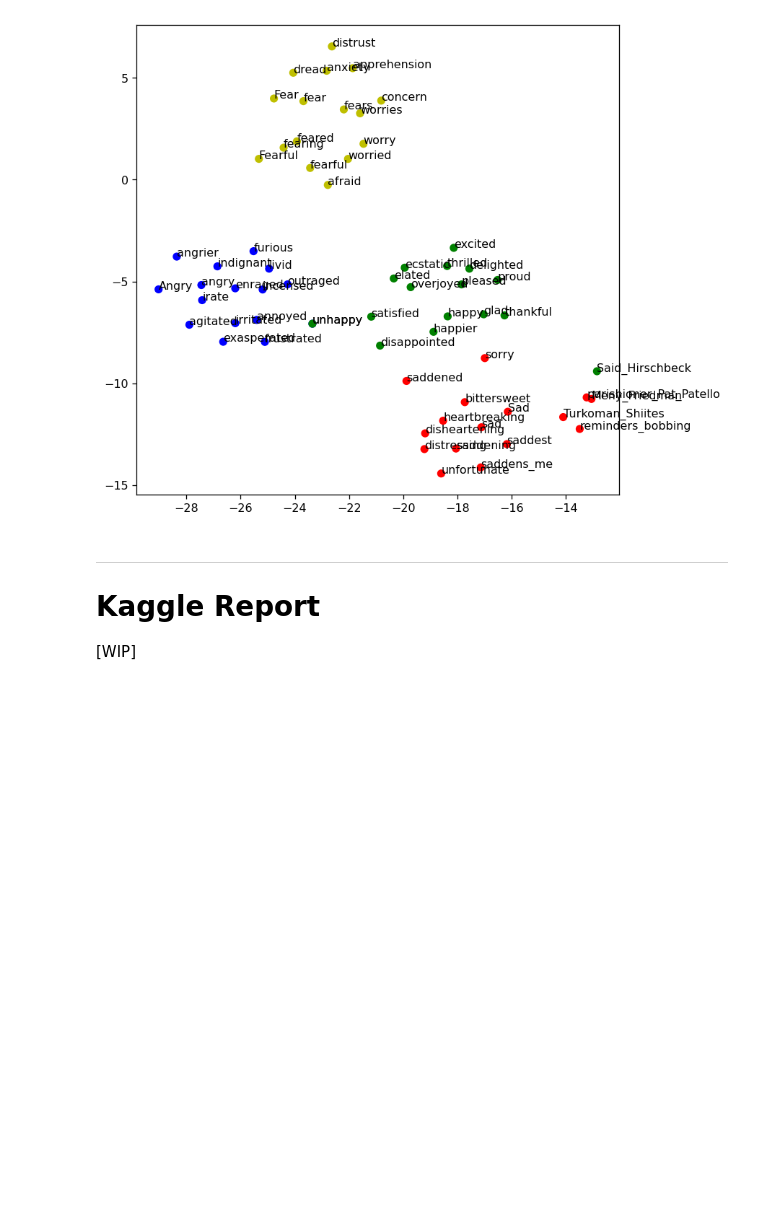
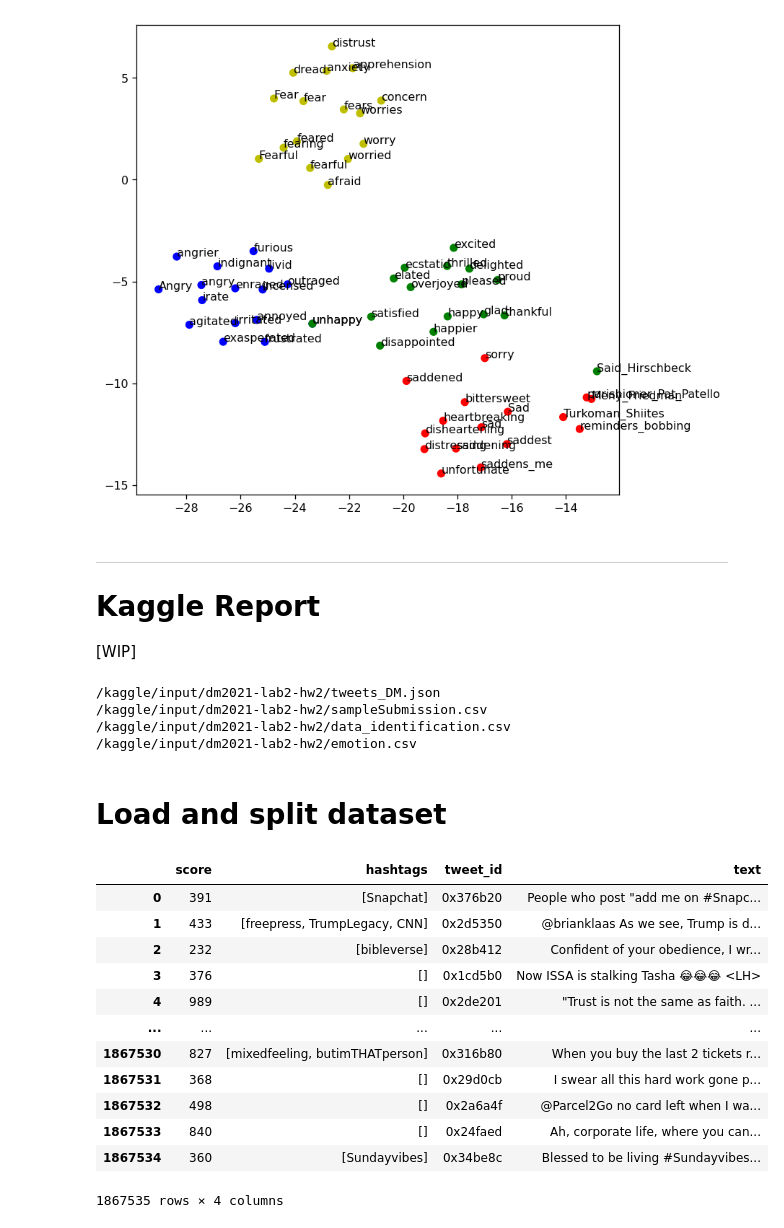
Before and after one commit to drainvers/DM2021-Lab2-HW2, a Jupyter notebook: DM2021-Lab2-Homework.ipynb, the cells around one changed output. Drawn from its saved outputs; the diff is of its cells as text; code cells hidden in the pictures; blank space fills up the shorter version.

```diff
--- a/DM2021-Lab2-Homework.ipynb
+++ b/DM2021-Lab2-Homework.ipynb
@@ -934,3 +934,30 @@ plt.show()
 ---
 # Kaggle Report
 \[WIP\]
+# %%
+import numpy as np # linear algebra
+import pandas as pd # data processing, CSV file I/O (e.g. pd.read_csv)
+import nltk # NLP libraries
+import re # regular expressions
+
+# scikit-learn
+from sklearn.feature_extraction.text import TfidfVectorizer
+from sklearn.naive_bayes import MultinomialNB
+
+# visualization
+import matplotlib.pyplot as plt
+import seaborn as sns
+%matplotlib inline
+
+# get file paths
+import os
+for dirname, _, filenames in os.walk('/kaggle/input'):
+    for filename in filenames:
+        print(os.path.join(dirname, filename))
+# %% [output]
+/kaggle/input/dm2021-lab2-hw2/tweets_DM.json
+/kaggle/input/dm2021-lab2-hw2/sampleSubmission.csv
+/kaggle/input/dm2021-lab2-hw2/data_identification.csv
+/kaggle/input/dm2021-lab2-hw2/emotion.csv
+# %% [markdown]
+# Load and split dataset
@@ -936,0 +973,25 @@ plt.show()
+# %%
+# Perform some cleaning, normalizing nested data, removing irrelevant attributes
+df_tweets = pd.concat([
+    json_tweets.drop(columns=['_source', '_index', '_type', '_crawldate']),
+    pd.json_normalize(json_tweets['_source'].values.tolist()).rename(columns={
+        'tweet.hashtags': 'hashtags',
+        'tweet.tweet_id': 'tweet_id',
+        'tweet.text': 'text'
+    })
+], axis=1).rename(columns={'_score': 'score'})
+df_tweets
+# %% [output]
+|  | score | hashtags | tweet_id | text |
+| 0 | 391 | [Snapchat] | 0x376b20 | People who post "add me on #Snapc... |
+| 1 | 433 | [freepress, TrumpLegacy, CNN] | 0x2d5350 | @brianklaas As we see, Trump is d... |
+| 2 | 232 | [bibleverse] | 0x28b412 | Confident of your obedience, I wr... |
+| 3 | 376 | [] | 0x1cd5b0 | Now ISSA is stalking Tasha 😂😂😂 <LH> |
+| 4 | 989 | [] | 0x2de201 | "Trust is not the same as faith. ... |
+| ... | ... | ... | ... | ... |
+| 1867530 | 827 | [mixedfeeling, butimTHATperson] | 0x316b80 | When you buy the last 2 tickets r... |
+| 1867531 | 368 | [] | 0x29d0cb | I swear all this hard work gone p... |
+| 1867532 | 498 | [] | 0x2a6a4f | @Parcel2Go no card left when I wa... |
+| 1867533 | 840 | [] | 0x24faed | Ah, corporate life, where you can... |
+| 1867534 | 360 | [Sundayvibes] | 0x34be8c | Blessed to be living #Sundayvibes... |
+1867535 rows × 4 columns
```
Also changed, not shown: parts of 23 cells of this notebook.
